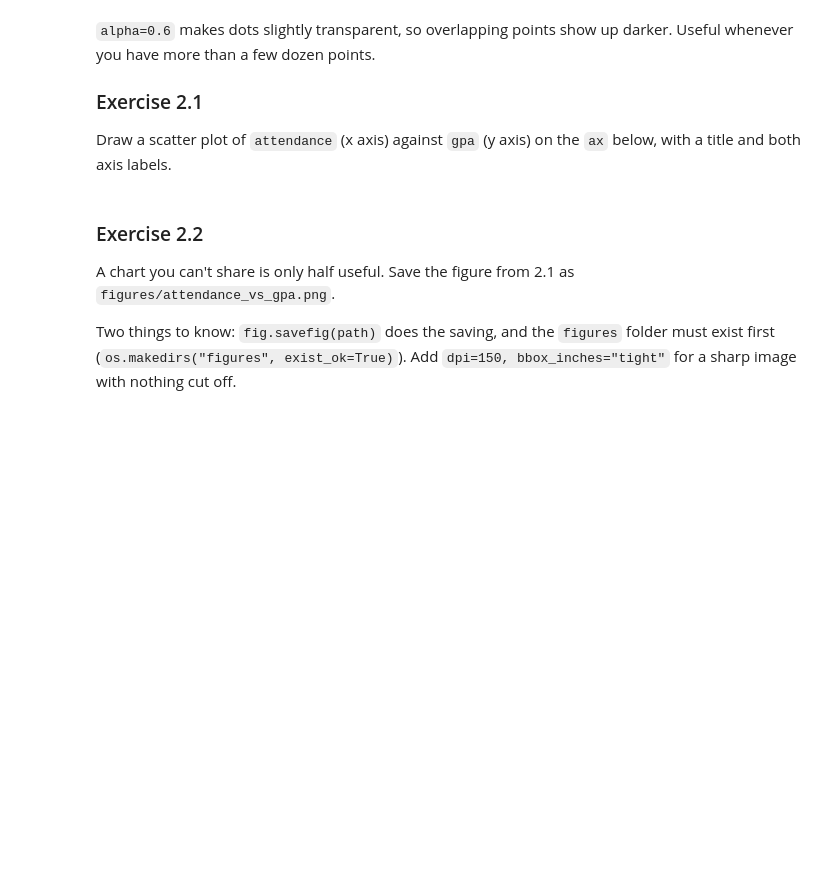
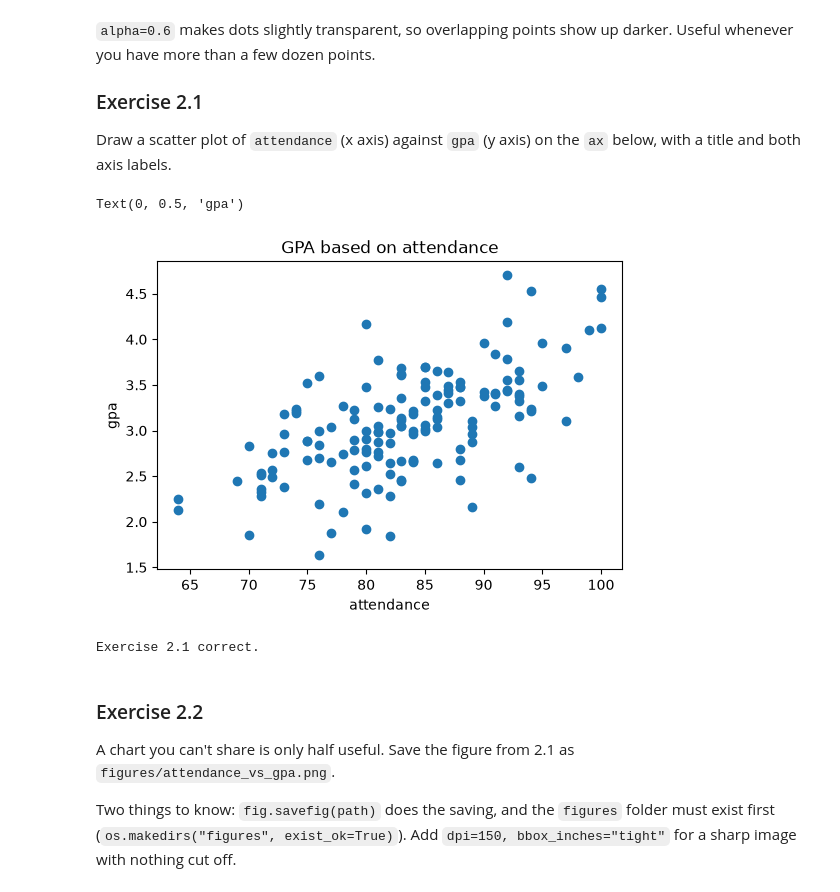
Before and after one commit to Mohammed-Khalil-Dev/Programing-For-Ai-ARTI303-Labs, a Jupyter notebook: src/Lab6/lab06.ipynb, the cells around one changed output. Drawn from its saved outputs; the diff is of its cells as text; code cells hidden in the pictures; blank space fills up the shorter version.

```diff
--- a/src/Lab6/lab06.ipynb
+++ b/src/Lab6/lab06.ipynb
@@ -293,7 +321,14 @@ the `ax` below, with a title and both axis labels.
 # %%
 fig, ax = plt.subplots(figsize=(6, 4))
 
 # TODO: scatter attendance (x) against gpa (y), then add a title and both axis labels
+ax.scatter(x=df.attendance, y=df.gpa)
+ax.set_title("GPA based on attendance")
+ax.set_xlabel("attendance")
+ax.set_ylabel("gpa")
+# %% [output]
+Text(0, 0.5, 'gpa')
+[figure, added]
 # %%
 assert len(ax.collections) == 1, "draw one scatter plot with ax.scatter(...)"
 assert len(ax.collections[0].get_offsets()) == len(df), "plot every student - pass the full columns"
@@ -302,6 +337,8 @@ assert np.allclose(ax.collections[0].get_offsets()[:, 0], df["attendance"]), \
 assert ax.get_title(), "add a title with ax.set_title(...)"
 assert ax.get_xlabel() and ax.get_ylabel(), "label both axes with ax.set_xlabel / ax.set_ylabel"
 print("Exercise 2.1 correct.")
+# %% [output]
+Exercise 2.1 correct.
 # %% [markdown]
 ### Exercise 2.2
 A chart you can't share is only half useful. Save the figure from 2.1 as
```
Also changed, not shown: parts of 30 cells of this notebook.
